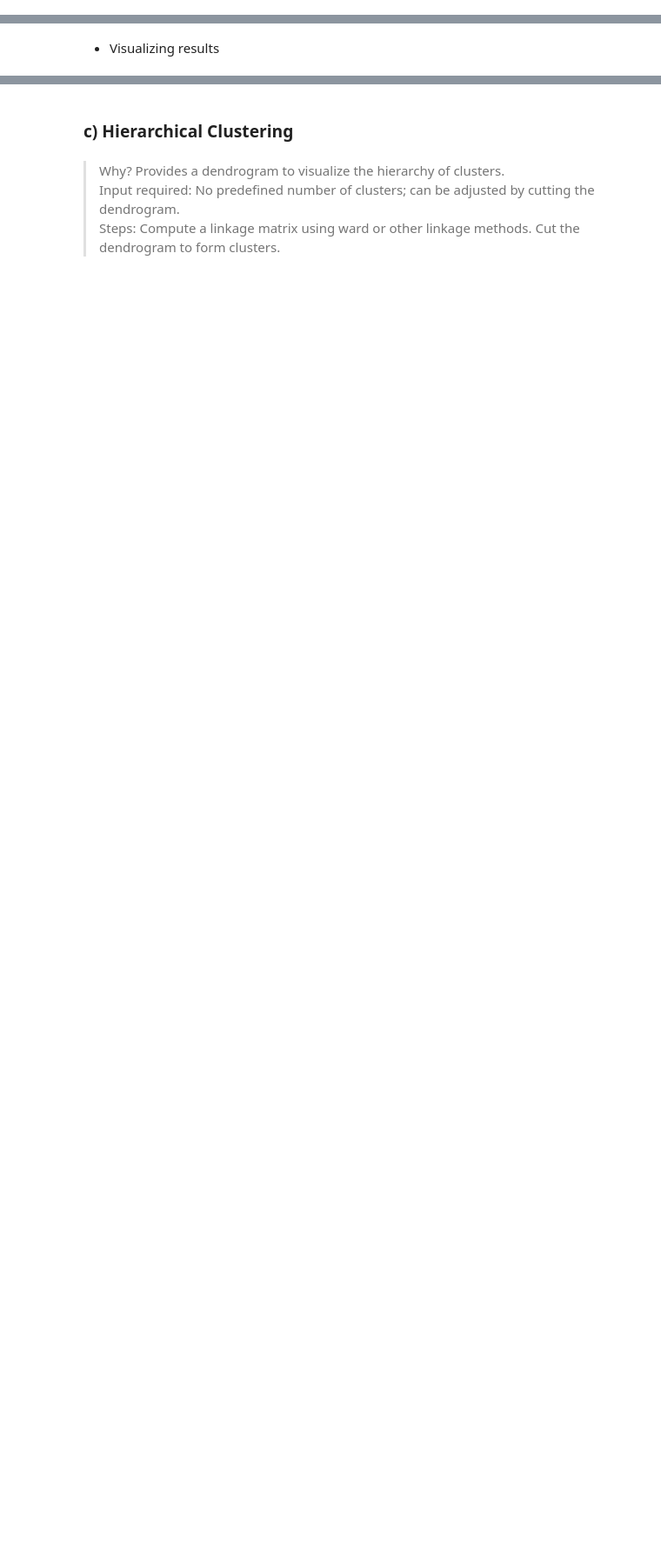
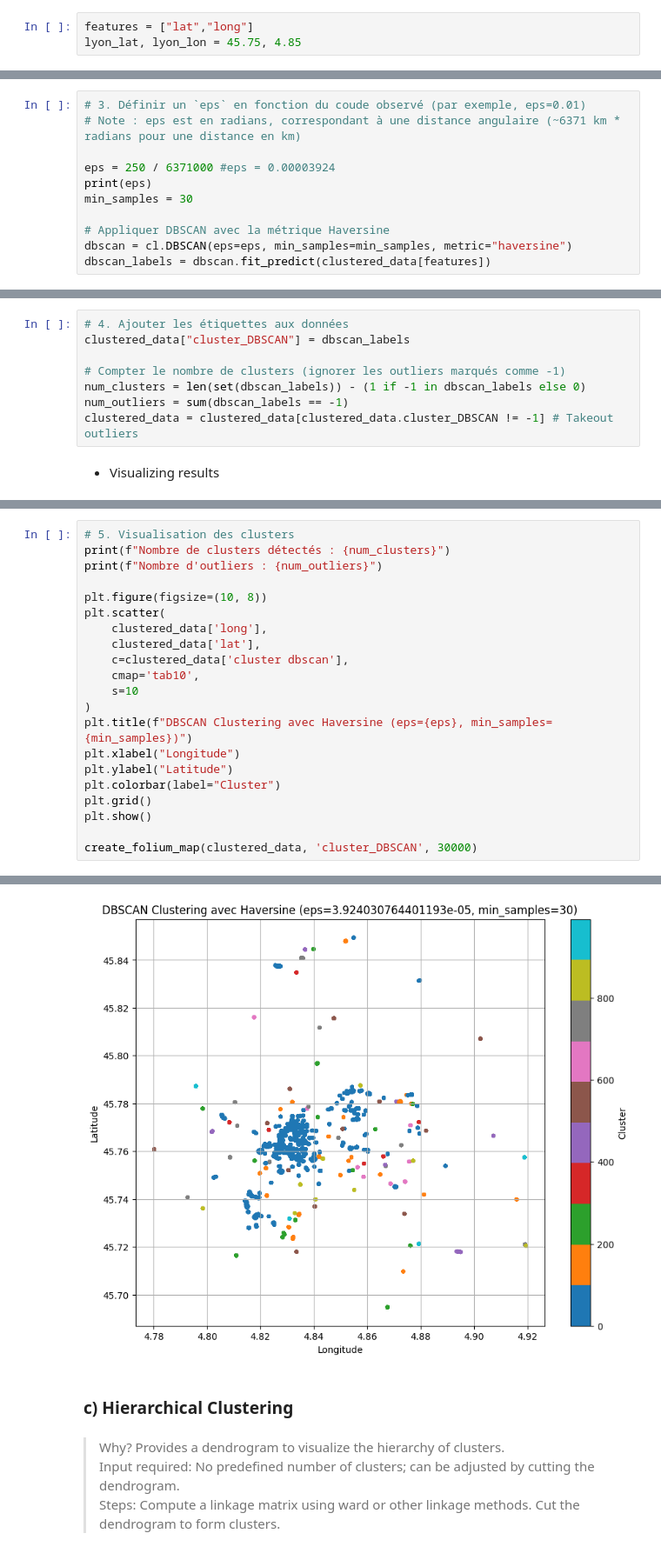
Before and after one commit to Diego-LarrazM/Data-Lyon-Mining_4IF, a Jupyter notebook: exploration-grand-lyon.ipynb, the cells around one changed output, grey strips where cells are left out. Shown: that part at 87% size. Drawn from its saved outputs; the diff is of its cells as text; blank space fills up the shorter version.

Commit message:
Clustering correcte

```diff
--- a/exploration-grand-lyon.ipynb
+++ b/exploration-grand-lyon.ipynb
@@ -266,6 +268,9 @@ Our aim is to :
 - Identify dense regions of photo-taking activity, which may correspond to points of interest (e.g., landmarks, parks).
 - Highlight outliers or isolated points that may not belong to any significant cluster.
 - Compare different clustering techniques to determine the most effective one for this dataset.
+# %%
+features = ["lat","long"]
+lyon_lat, lyon_lon = 45.75, 4.85
 # %%
 def create_folium_map(clusteredData, clusterInfoColumnName, sampleSize):
     map = folium.Map([lyon_lat, lyon_lon], zoom_start = 12, scrollWheelZoom = True)
@@ -375,0 +395,11 @@ clustered_data = clustered_data[clustered_data.cluster_DBSCAN != -1] # Takeout o
+# %%
+# 3. Définir un `eps` en fonction du coude observé (par exemple, eps=0.01)
+# Note : eps est en radians, correspondant à une distance angulaire (~6371 km * radians pour une distance en km)
+
+eps = 250 / 6371000 #eps = 0.00003924
+print(eps)
+min_samples = 30
+
+# Appliquer DBSCAN avec la métrique Haversine
+dbscan = cl.DBSCAN(eps=eps, min_samples=min_samples, metric="haversine")
+dbscan_labels = dbscan.fit_predict(clustered_data[features])
@@ -376,2 +408,10 @@ clustered_data = clustered_data[clustered_data.cluster_DBSCAN != -1] # Takeout o
+# %%
+# 4. Ajouter les étiquettes aux données
+clustered_data["cluster_DBSCAN"] = dbscan_labels
+
+# Compter le nombre de clusters (ignorer les outliers marqués comme -1)
+num_clusters = len(set(dbscan_labels)) - (1 if -1 in dbscan_labels else 0)
+num_outliers = sum(dbscan_labels == -1)
+clustered_data = clustered_data[clustered_data.cluster_DBSCAN != -1] # Takeout outliers
 # %% [markdown]
 - Visualizing results
@@ -394,0 +418,22 @@ Core sample components:
+# %%
+# 5. Visualisation des clusters
+print(f"Nombre de clusters détectés : {num_clusters}")
+print(f"Nombre d'outliers : {num_outliers}")
+
+plt.figure(figsize=(10, 8))
+plt.scatter(
+    clustered_data['long'],
+    clustered_data['lat'],
+    c=clustered_data['cluster dbscan'],
+    cmap='tab10',
+    s=10
+)
+plt.title(f"DBSCAN Clustering avec Haversine (eps={eps}, min_samples={min_samples})")
+plt.xlabel("Longitude")
+plt.ylabel("Latitude")
+plt.colorbar(label="Cluster")
+plt.grid()
+plt.show()
+
+create_folium_map(clustered_data, 'cluster_DBSCAN', 30000)
+# %% [output]
@@ -395,3 +442,4 @@ Core sample components:
+[figure, added]
 # %% [markdown]
 ### c) Hierarchical Clustering
 # %% [markdown]
```
Also changed, not shown: parts of 14 cells of this notebook, 5 other files.
